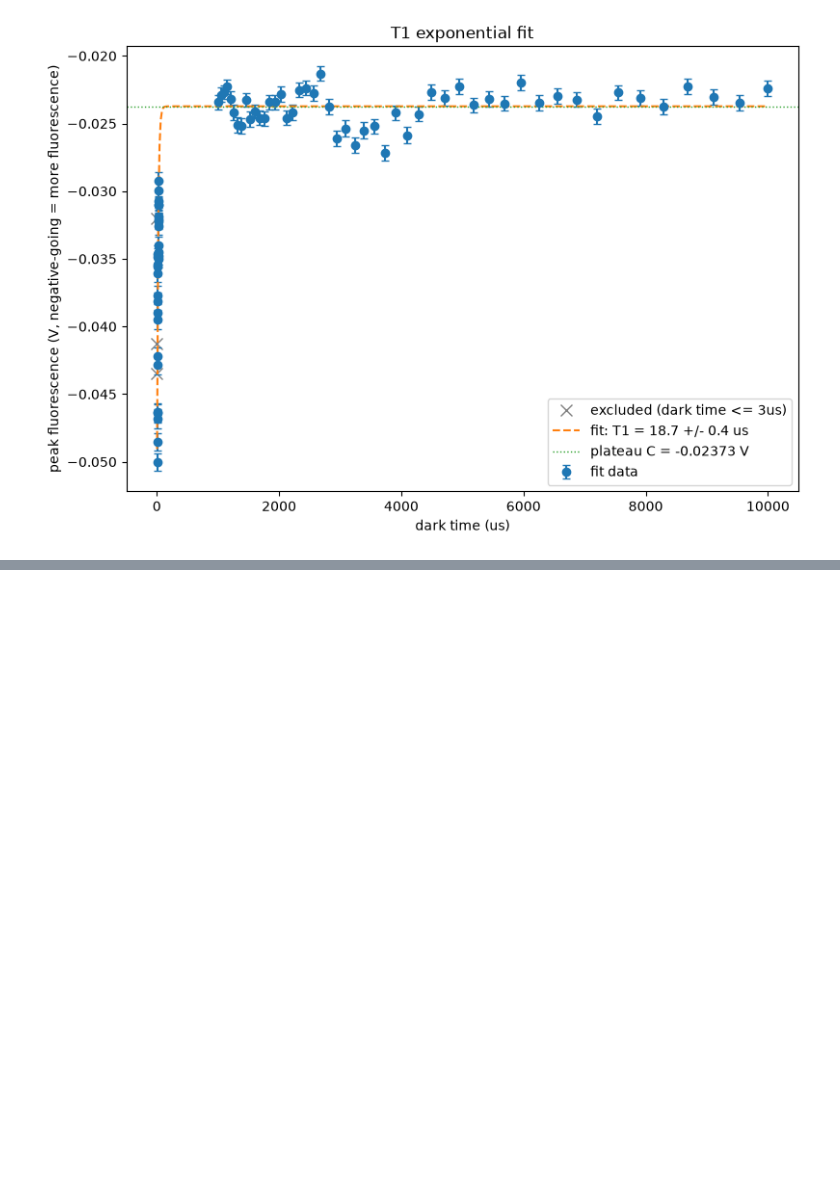
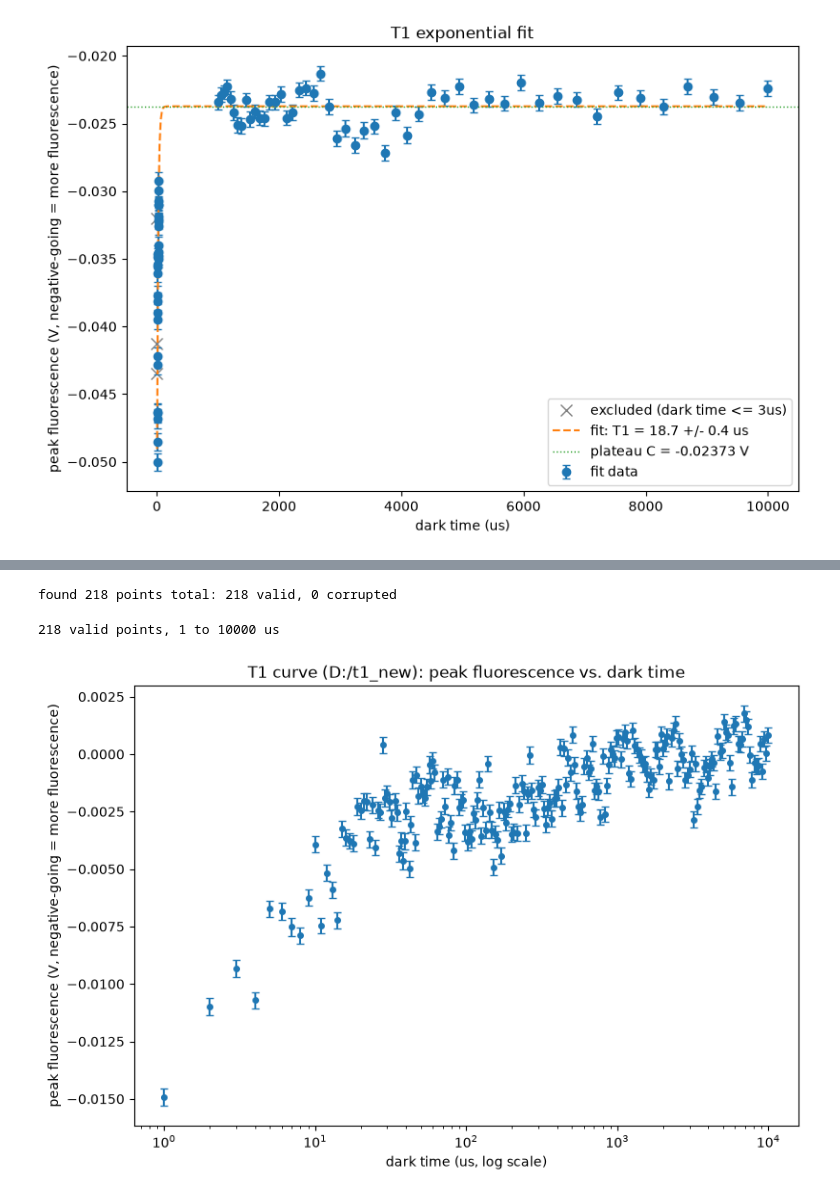
Before and after one commit to meimei2027/diamonds, a Jupyter notebook: experiment/t1_sweep_result.ipynb, the cells around one changed output, grey strips where cells are left out. Saved outputs shown, nothing was run; the diff lists cells and outputs as text; code cells hidden in the pictures; blank space fills up the shorter version.

```diff
--- a/experiment/t1_sweep_result.ipynb
+++ b/experiment/t1_sweep_result.ipynb
@@ -192,0 +204,48 @@ plt.show()
+# %%
+NEW_DATA_DIR = "D:/t1_new"
+
+new_all_files = find_dark_time_files(NEW_DATA_DIR)
+new_valid_files = []
+new_corrupted_files = []
+for claimed_us, name in new_all_files:
+    implied_us = implied_dark_time_us(NEW_DATA_DIR, name)
+    if abs(implied_us - claimed_us) > MISMATCH_TOLERANCE_US:
+        new_corrupted_files.append((claimed_us, name, implied_us))
+    else:
+        new_valid_files.append((claimed_us, name))
+
+print(f"found {len(new_all_files)} points total: {len(new_valid_files)} valid, "
+      f"{len(new_corrupted_files)} corrupted")
+# %% [output]
+found 218 points total: 218 valid, 0 corrupted
+# %%
+new_peak_dark_times_us = []
+new_peak_values = []
+new_peak_errs = []
+
+for dark_time_us, name in new_valid_files:
+    t_s, signal_mean, signal_sem, n_signal = load_signal_trace(NEW_DATA_DIR, name)
+    peak_idx = np.argmin(signal_mean)
+    new_peak_dark_times_us.append(dark_time_us)
+    new_peak_values.append(signal_mean[peak_idx])
+    new_peak_errs.append(signal_sem[peak_idx])
+
+new_peak_dark_times_us = np.array(new_peak_dark_times_us, dtype=float)
+new_peak_values = np.array(new_peak_values)
+new_peak_errs = np.array(new_peak_errs)
+
+print(f"{len(new_peak_dark_times_us)} valid points, "
+      f"{new_peak_dark_times_us.min():.0f} to {new_peak_dark_times_us.max():.0f} us")
+# %% [output]
+218 valid points, 1 to 10000 us
+# %%
+fig, ax = plt.subplots(figsize=(9, 6))
+ax.errorbar(new_peak_dark_times_us, new_peak_values, yerr=new_peak_errs,
+            fmt="o", ms=4, capsize=3)
+ax.set_xscale("log")
+ax.set_xlabel("dark time (us, log scale)")
+ax.set_ylabel("peak fluorescence (V, negative-going = more fluorescence)")
+ax.set_title("T1 curve (D:/t1_new): peak fluorescence vs. dark time")
+plt.show()
+# %% [output]
+[figure, added]
```
Also changed, not shown: parts of 4 cells of this notebook, 8 other files.
